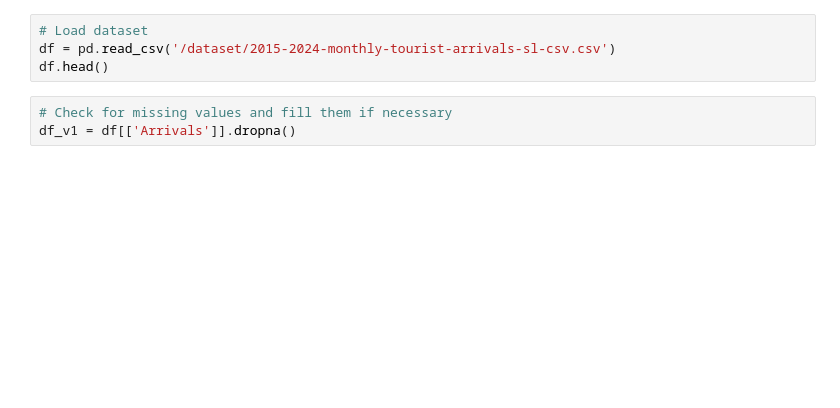
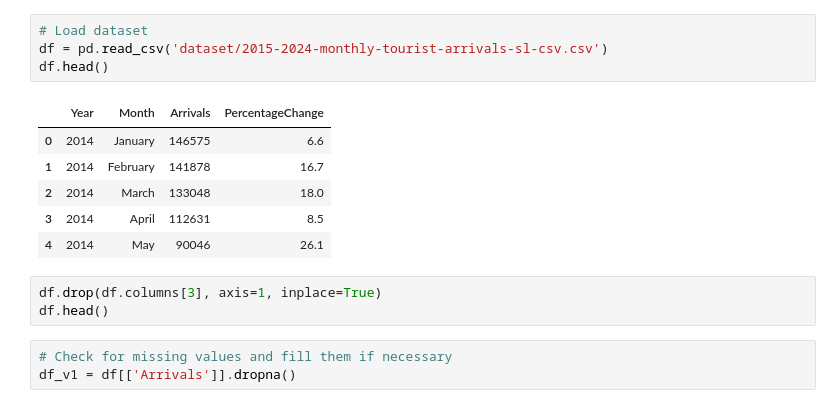
Before and after one commit to dev-achintha/Sri_Lanka-Tourism_Forcasting_Model, a Jupyter notebook: v2.ipynb, the cells around one changed output. Cells and saved outputs as stored; diff of their text form; blank space fills up the shorter version.

```diff
--- a/v2.ipynb
+++ b/v2.ipynb
@@ -10,7 +8,17 @@ ModuleNotFoundError: No module named 'statsmodels'
 # %%
 # Load dataset
-df = pd.read_csv('/dataset/2015-2024-monthly-tourist-arrivals-sl-csv.csv')
+df = pd.read_csv('dataset/2015-2024-monthly-tourist-arrivals-sl-csv.csv')
 df.head()
+# %% [output]
+|  | Year | Month | Arrivals | PercentageChange |
+| 0 | 2014 | January | 146575 | 6.6 |
+| 1 | 2014 | February | 141878 | 16.7 |
+| 2 | 2014 | March | 133048 | 18.0 |
+| 3 | 2014 | April | 112631 | 8.5 |
+| 4 | 2014 | May | 90046 | 26.1 |
+# %%
+df.drop(df.columns[3], axis=1, inplace=True)
+df.head()
 # %%
 # Check for missing values and fill them if necessary
 df_v1 = df[['Arrivals']].dropna()
```
Also changed, not shown: parts of 11 cells of this notebook, 2 other files.
